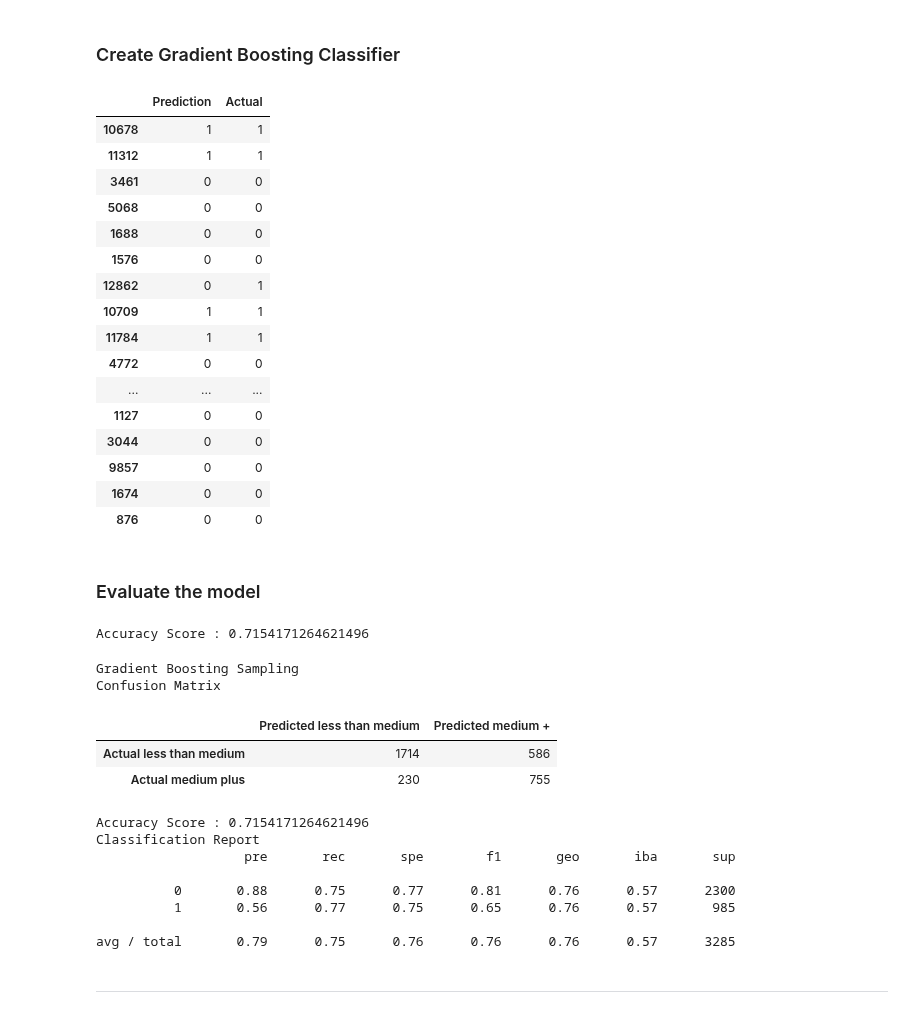
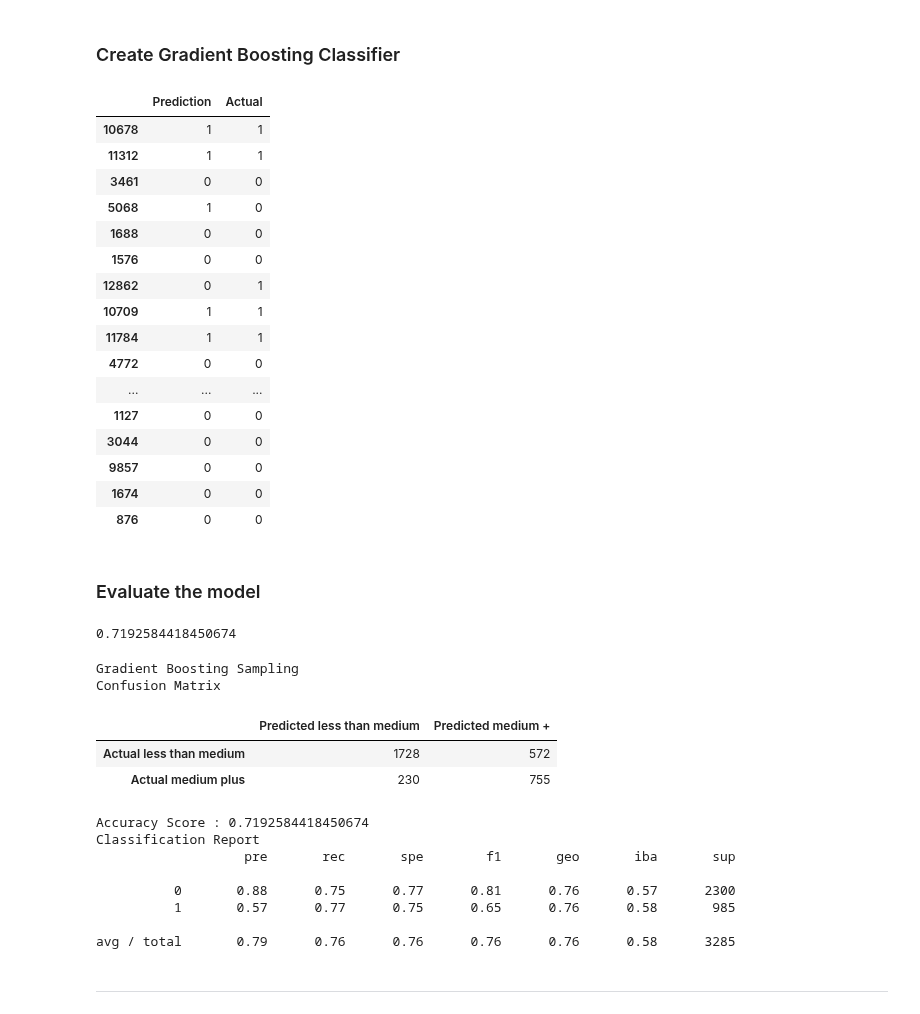
Before and after one commit to goatgirl86/Final_Project_Wildfires, a Jupyter notebook: Sup_Machine_OneHotEncode.ipynb, the cells around one changed output. Drawn from its saved outputs; the diff is of its cells as text; code cells hidden in the pictures.

```diff
--- a/Sup_Machine_OneHotEncode.ipynb
+++ b/Sup_Machine_OneHotEncode.ipynb
@@ -1222,23 +1235,23 @@ Accuracy score (validation): 0.775
 # %%
 # Choose a learning rate and create classifier
 classifier = GradientBoostingClassifier(n_estimators=100,
-                                        learning_rate=0.1,
+                                        learning_rate=0.05,
                                         max_features='auto',
                                         max_depth=3,
-                                        random_state=1)
+                                        random_state=78)
 
 # Fit the model
 classifier.fit(X_train_scaled, y_train)
 
 # Make Prediction
 predictions = classifier.predict(X_test_scaled)
 pd.DataFrame({"Prediction": predictions, "Actual": y_test}).head(20)
 # %% [output]
 |  | Prediction | Actual |
 | 10678 | 1 | 1 |
 | 11312 | 1 | 1 |
 | 3461 | 0 | 0 |
-| 5068 | 0 | 0 |
+| 5068 | 1 | 0 |
 | 1688 | 0 | 0 |
 | 1576 | 0 | 0 |
 | 12862 | 0 | 1 |
@@ -1258,10 +1271,10 @@ from sklearn.metrics import confusion_matrix
 from sklearn.metrics import balanced_accuracy_score
 from sklearn.metrics import classification_report
 # Calculating the accuracy score
-acc_score = balanced_accuracy_score(y_test, predictions)
-print(f"Accuracy Score : {acc_score}")
+gb_acc_score = balanced_accuracy_score(y_test, predictions)
+gb_acc_score
 # %% [output]
-Accuracy Score : 0.7154171264621496
+0.7192584418450674
 # %%
 # Calculating the confusion matrix
 cm = confusion_matrix(y_test, y_pred)
@@ -1272,23 +1285,23 @@ cm_df = pd.DataFrame(
 print("Gradient Boosting Sampling")
 print("Confusion Matrix")
 display(cm_df)
-print(f"Accuracy Score : {acc_score}")
+print(f"Accuracy Score : {gb_acc_score}")
 print("Classification Report")
 print(classification_report_imbalanced(y_test, y_pred))
 # %% [output]
 Gradient Boosting Sampling
 Confusion Matrix
 |  | Predicted less than medium | Predicted medium + |
-| Actual less than medium | 1714 | 586 |
+| Actual less than medium | 1728 | 572 |
 | Actual medium plus | 230 | 755 |
-Accuracy Score : 0.7154171264621496
+Accuracy Score : 0.7192584418450674
 Classification Report
                    pre       rec       spe        f1       geo       iba       sup
 
           0       0.88      0.75      0.77      0.81      0.76      0.57      2300
-          1       0.56      0.77      0.75      0.65      0.76      0.57       985
+          1       0.57      0.77      0.75      0.65      0.76      0.58       985
 
-avg / total       0.79      0.75      0.76      0.76      0.76      0.57      3285
+avg / total       0.79      0.76      0.76      0.76      0.76      0.58      3285
 # %% [markdown]
 ---------------------------------
 # %% [markdown]
```
Also changed, not shown: parts of 29 cells of this notebook, 3 other files.
